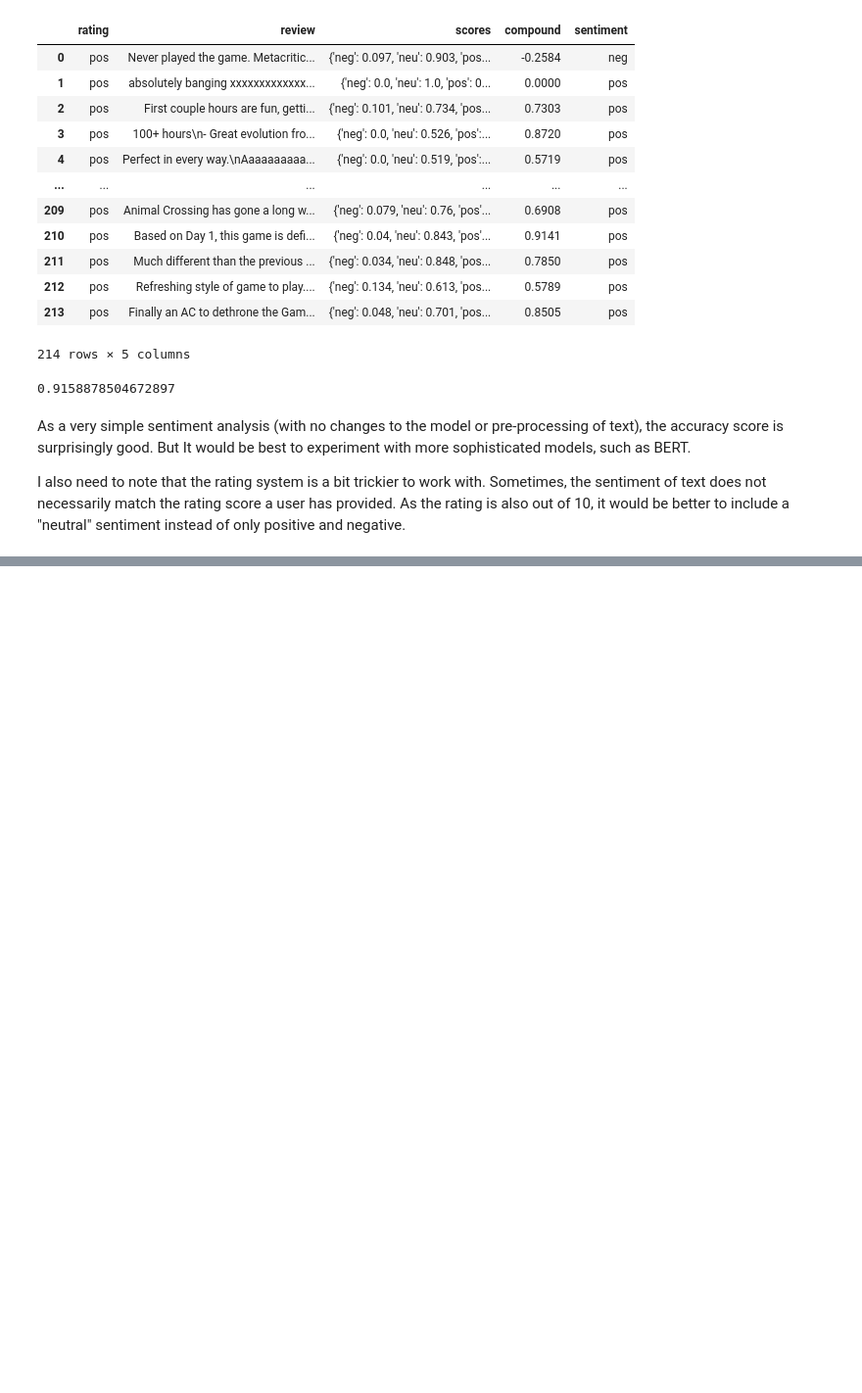
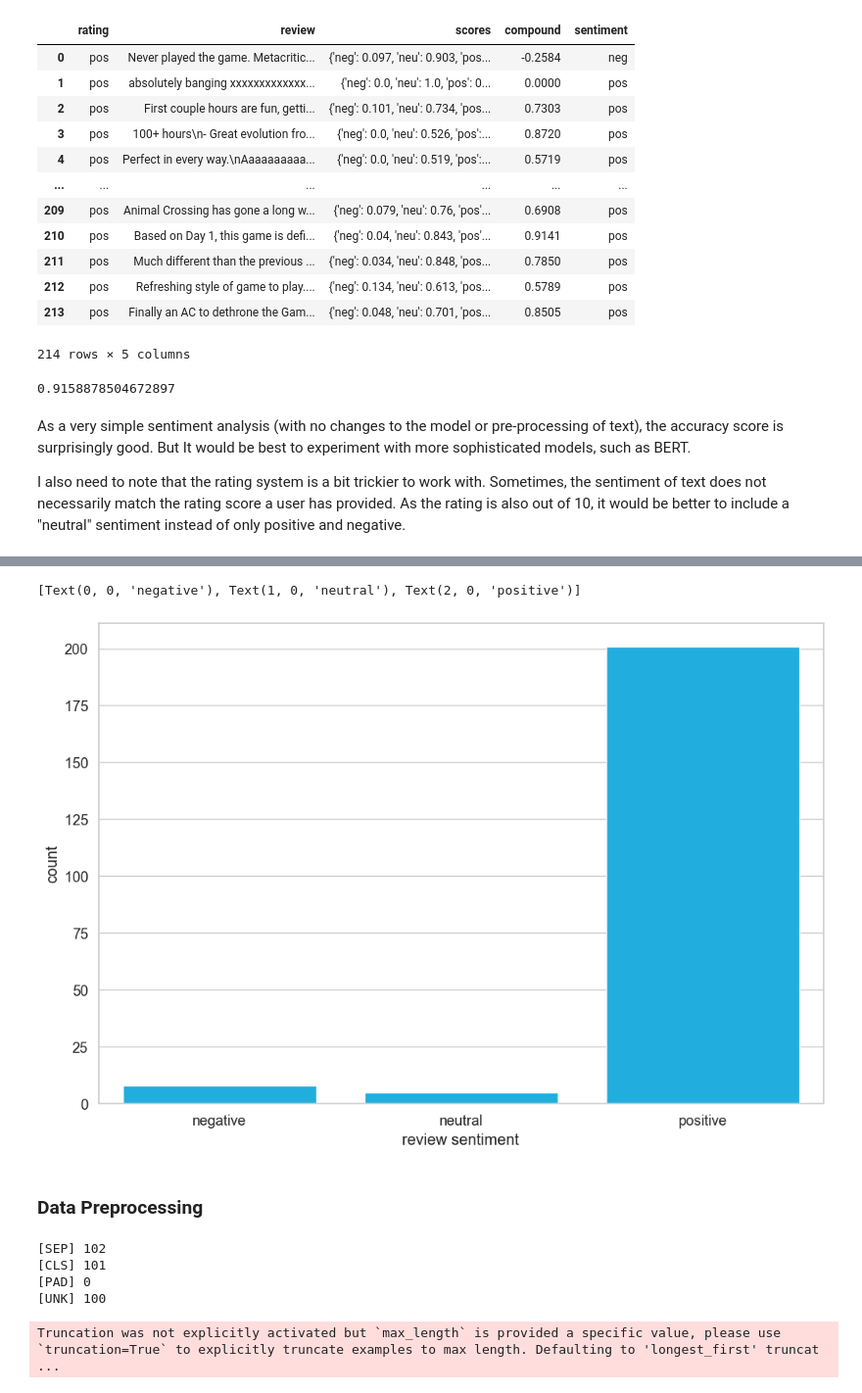
Before and after one commit to filleepa/webscraper, a Jupyter notebook: Textual_Analysis/sentimentanalysis.ipynb, the cells around one changed output, grey strips where cells are left out. Shown: that part at 98% size. Cells and saved outputs as stored; diff of their text form; code cells hidden in the pictures; blank space fills up the shorter version.

```diff
--- a/Textual_Analysis/sentimentanalysis.ipynb
+++ b/Textual_Analysis/sentimentanalysis.ipynb
@@ -152,0 +228,14 @@ I also need to note that the rating system is a bit trickier to work with. Somet
+# %%
+def to_sentiment(rating):
+    rating = int(rating)
+
+    if rating <= 4:
+        return 0
+    elif rating == 5:
+        return 1
+    else:
+        return 2
+
+# apply scoring to dataset
+df_NL["sentiment"] = df_NL["rating"].apply(to_sentiment)
+df_NL
@@ -152,0 +256,11 @@ I also need to note that the rating system is a bit trickier to work with. Somet
+# %%
+# plotting the distribution
+class_names = ["negative", "neutral", "positive"]
+ax = sns.countplot(df_NL, x="sentiment")
+plt.xlabel("review sentiment")
+ax.set_xticklabels(class_names)
+# %% [output]
+[Text(0, 0, 'negative'), Text(1, 0, 'neutral'), Text(2, 0, 'positive')]
+[figure, added]
+# %% [markdown]
+### Data Preprocessing
@@ -152,0 +273,22 @@ I also need to note that the rating system is a bit trickier to work with. Somet
+# %%
+## Common BERT tokens
+print(tokenizer.sep_token, tokenizer.sep_token_id) # marker for ending of a sentence
+print(tokenizer.cls_token, tokenizer.cls_token_id) # start of each sentence, so BERT knows it's classification
+print(tokenizer.pad_token, tokenizer.pad_token_id) # special token for padding
+print(tokenizer.unk_token, tokenizer.unk_token_id) # tokens not found in training set
+# %% [output]
+[SEP] 102
+[CLS] 101
+[PAD] 0
+[UNK] 100
+# %%
+# BERT works with fixed-length sequences. use a simple strategy to choose max length
+# store length of each review
+token_lens = []
+
+# iterate through the content slide
+for txt in df_NL["review"]:
+    tokens = tokenizer.encode(txt, max_length=512)
+    token_lens.append(len(tokens))
+# %% [output]
+Truncation was not explicitly activated but `max_length` is provided a specific value, please use `truncation=True` to explicitly truncate examples to max length. Defaulting to 'longest_first' truncat ...
```
Also changed, not shown: parts of 31 cells of this notebook.
